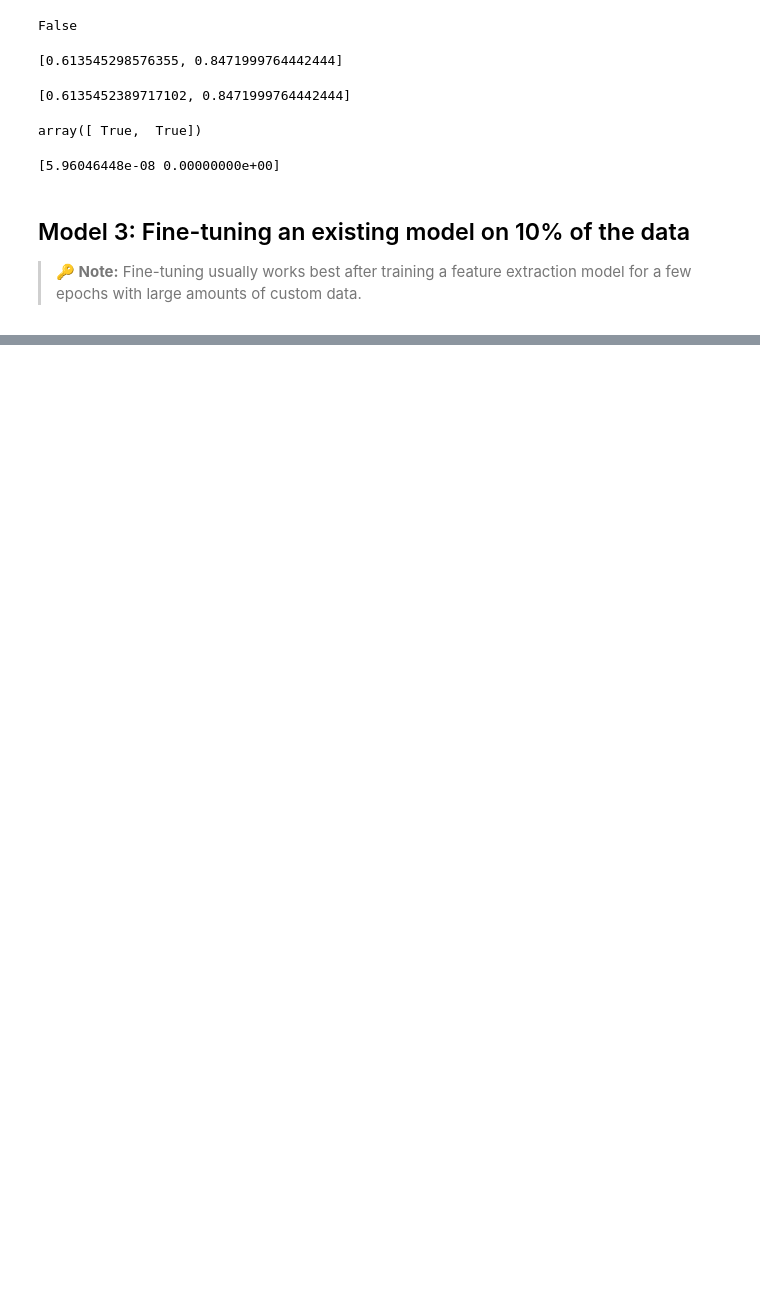
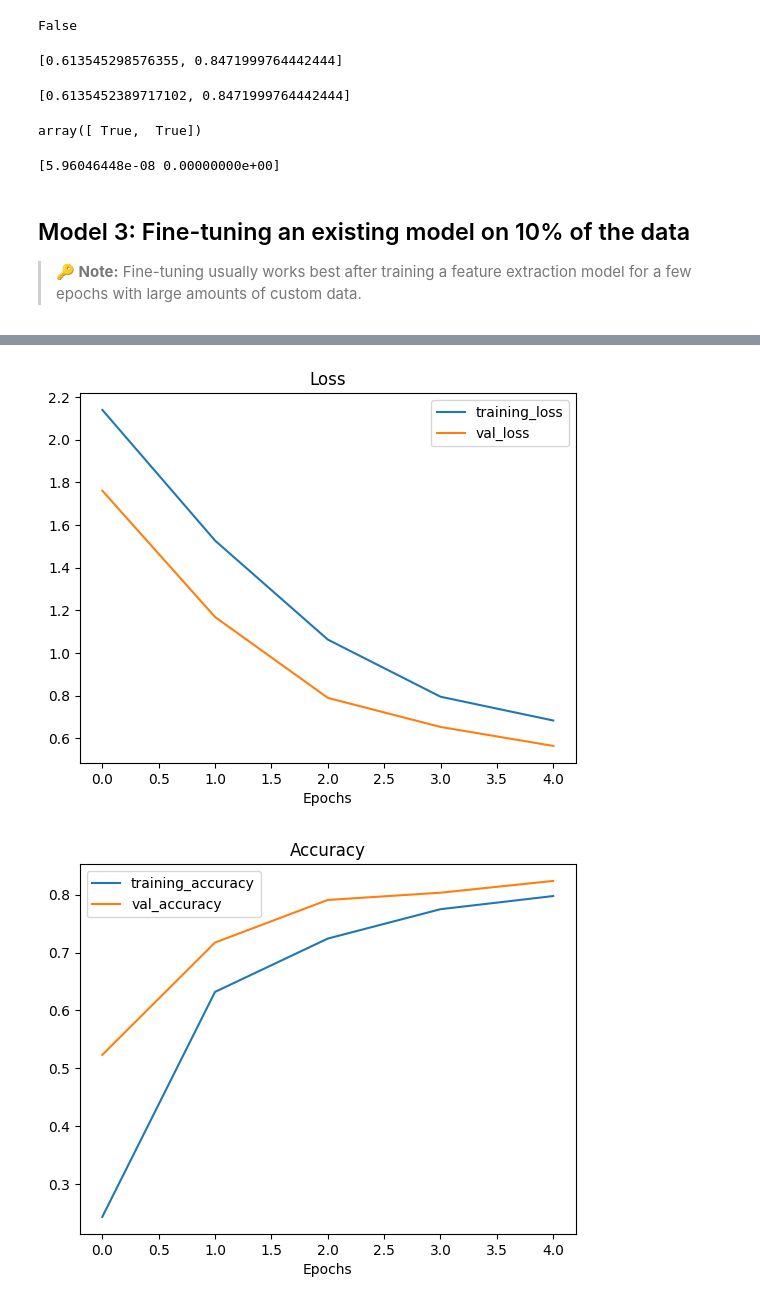
Before and after one commit to shapi88/tensorflow_book, a Jupyter notebook: 05_transfer_learning_in_tensorflow_part_2_fine_tuning.ipynb, the cells around one changed output, grey strips where cells are left out. Saved outputs shown, nothing was run; the diff lists cells and outputs as text; code cells hidden in the pictures; blank space fills up the shorter version.

```diff
--- a/05_transfer_learning_in_tensorflow_part_2_fine_tuning.ipynb
+++ b/05_transfer_learning_in_tensorflow_part_2_fine_tuning.ipynb
@@ -1013,0 +1193,5 @@ print(np.array(results_10_percent_data_aug) - np.array(loaded_weights_model_resu
+# %%
+plot_loss_curves(history_3)
+# %% [output]
+[figure, added]
+[figure, added]
```
Also changed, not shown: parts of 33 cells of this notebook.
